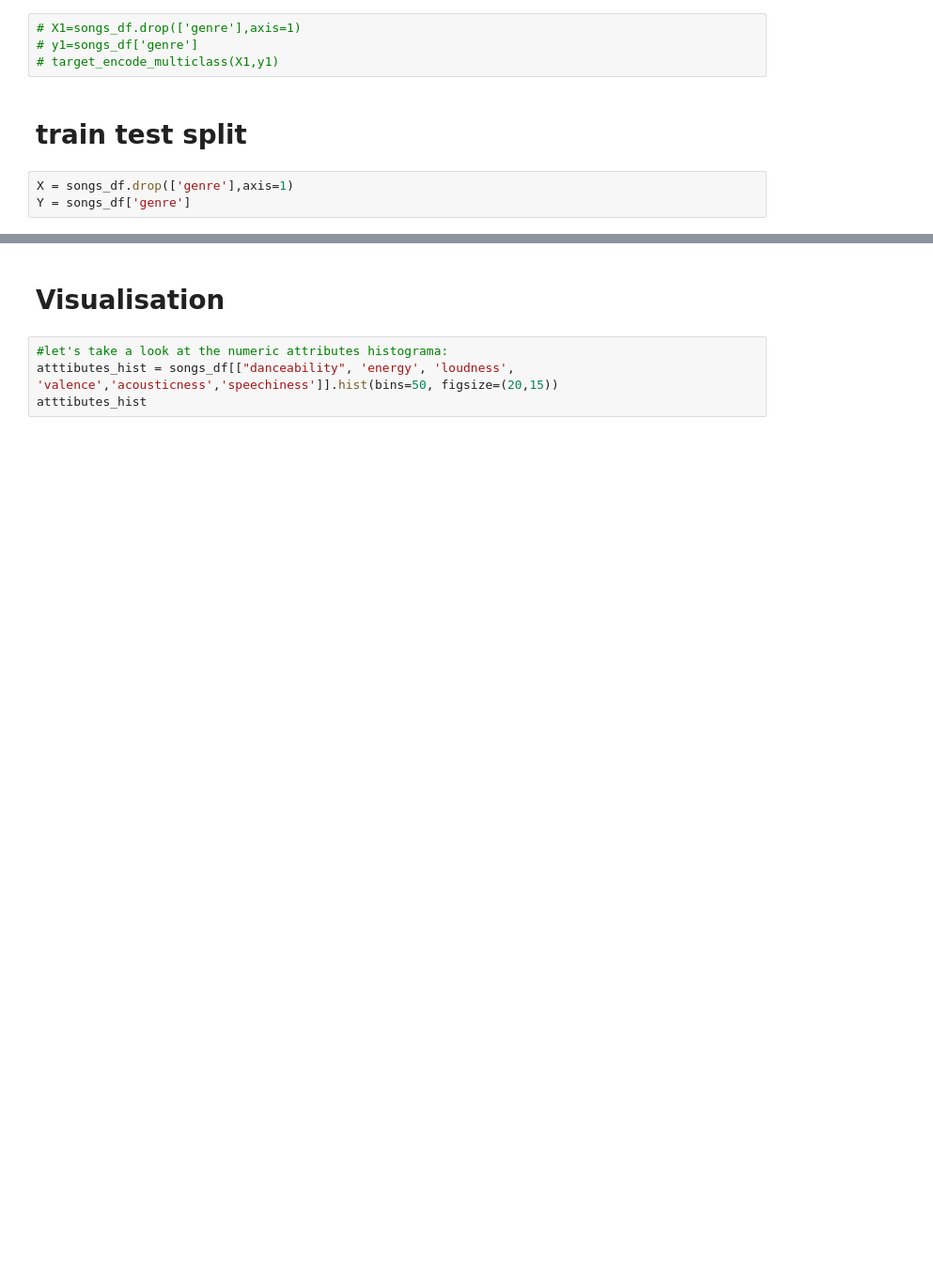
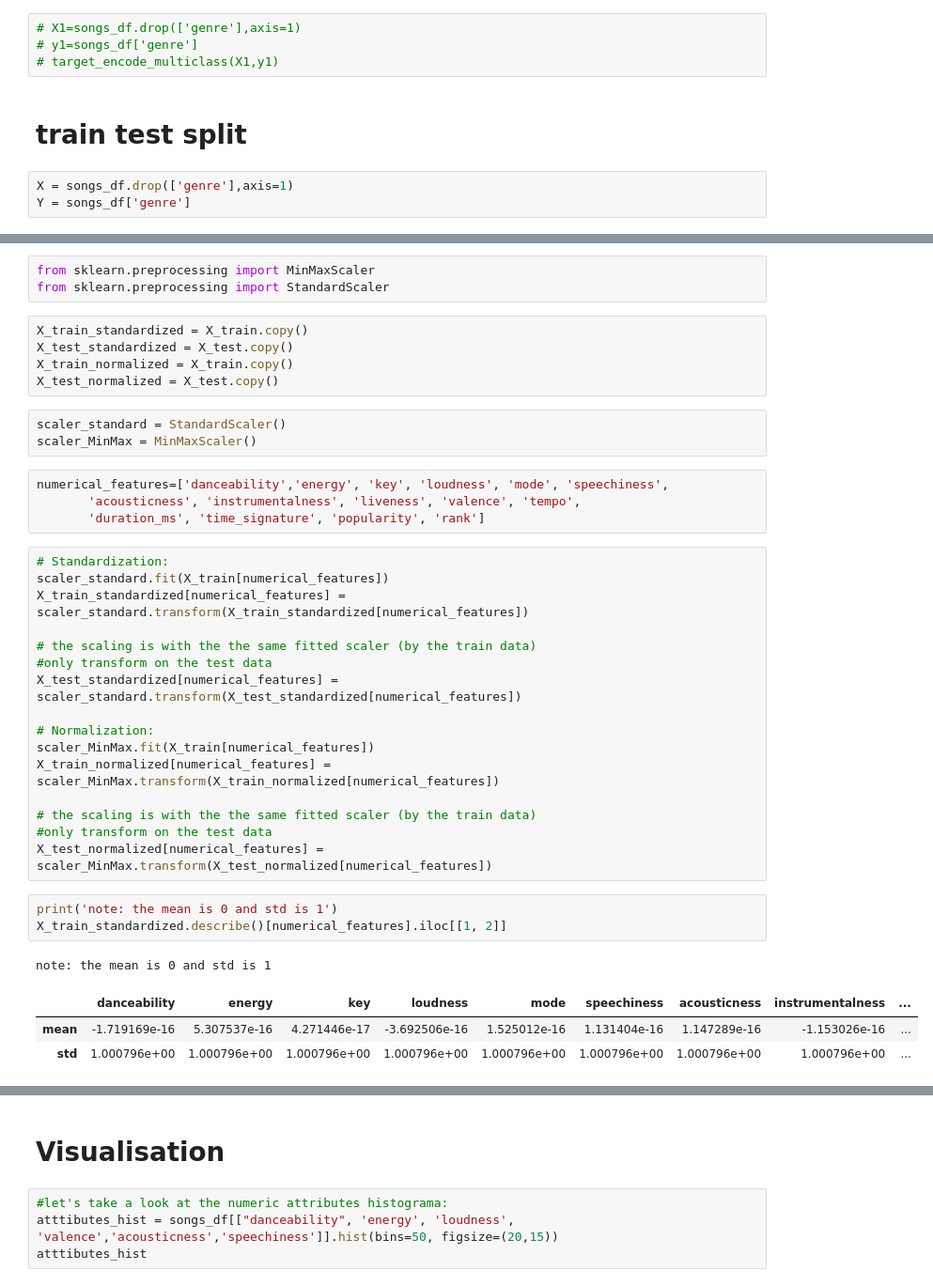
Before and after one commit to BabyBlue555/firstYear-semA-project, a Jupyter notebook: get-good-track-id.ipynb, the cells around one changed output, grey strips where cells are left out. Shown at 94% size. Drawn from its saved outputs; the diff is of its cells as text; blank space fills up the shorter version.

```diff
--- a/get-good-track-id.ipynb
+++ b/get-good-track-id.ipynb
@@ -638,0 +602,39 @@ X
+# %%
+from sklearn.preprocessing import MinMaxScaler
+from sklearn.preprocessing import StandardScaler
+# %%
+X_train_standardized = X_train.copy()
+X_test_standardized = X_test.copy()
+X_train_normalized = X_train.copy()
+X_test_normalized = X_test.copy()
+# %%
+scaler_standard = StandardScaler()
+scaler_MinMax = MinMaxScaler()
+# %%
+numerical_features=['danceability','energy', 'key', 'loudness', 'mode', 'speechiness',
+       'acousticness', 'instrumentalness', 'liveness', 'valence', 'tempo',
+       'duration_ms', 'time_signature', 'popularity', 'rank']
+# %%
+# Standardization:
+scaler_standard.fit(X_train[numerical_features])
+X_train_standardized[numerical_features] = scaler_standard.transform(X_train_standardized[numerical_features])
+
+# the scaling is with the the same fitted scaler (by the train data)
+#only transform on the test data
+X_test_standardized[numerical_features] = scaler_standard.transform(X_test_standardized[numerical_features])
+
+# Normalization:
+scaler_MinMax.fit(X_train[numerical_features])
+X_train_normalized[numerical_features] = scaler_MinMax.transform(X_train_normalized[numerical_features])
+
+# the scaling is with the the same fitted scaler (by the train data)
+#only transform on the test data
+X_test_normalized[numerical_features] = scaler_MinMax.transform(X_test_normalized[numerical_features])
+# %%
+print('note: the mean is 0 and std is 1')
+X_train_standardized.describe()[numerical_features].iloc[[1, 2]]
+# %% [output]
+note: the mean is 0 and std is 1
+|  | danceability | energy | key | loudness | mode | speechiness | acousticness | instrumentalness | ... |
+| mean | -1.719169e-16 | 5.307537e-16 | 4.271446e-17 | -3.692506e-16 | 1.525012e-16 | 1.131404e-16 | 1.147289e-16 | -1.153026e-16 | ... |
+| std | 1.000796e+00 | 1.000796e+00 | 1.000796e+00 | 1.000796e+00 | 1.000796e+00 | 1.000796e+00 | 1.000796e+00 | 1.000796e+00 | ... |
```
Also changed, not shown: parts of 83 cells of this notebook.
